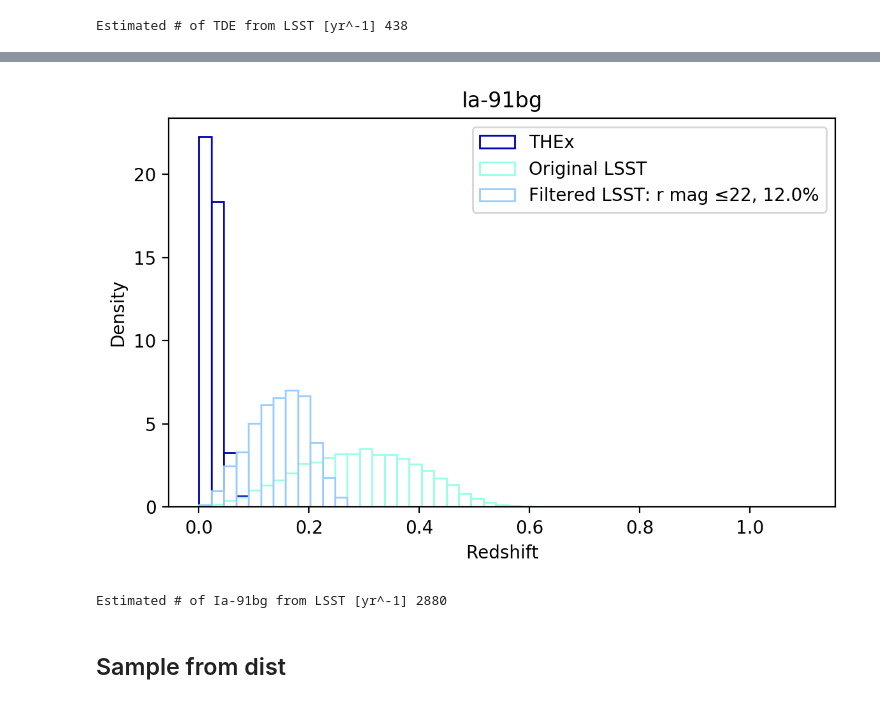
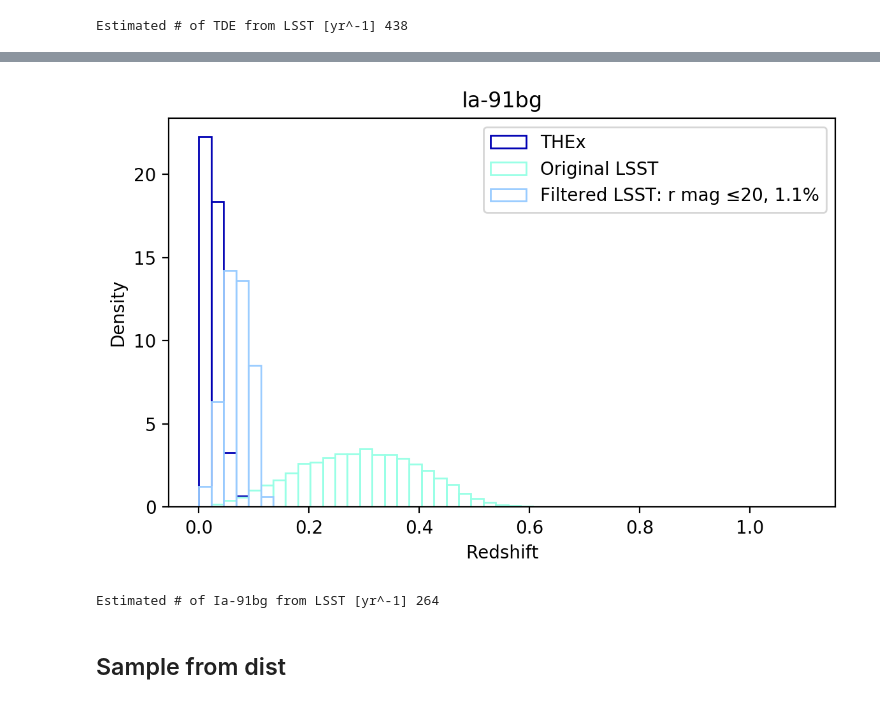
Before and after one commit to marinakiseleva/z_dist, a Jupyter notebook: notebooks/Redshift distribution matching.ipynb, the cells around one changed output, grey strips where cells are left out. Saved outputs shown, nothing was run; the diff lists cells and outputs as text; code cells hidden in the pictures.

```diff
--- a/notebooks/Redshift distribution matching.ipynb
+++ b/notebooks/Redshift distribution matching.ipynb
@@ -38,12 +38,12 @@ Estimated # of Ia from LSST [yr^-1] 20400
 # %%
 
 class_name = "Ia-91bg"
-prop_kept=main([0, class_name, class_name, 22])
+prop_kept=main([0, class_name, class_name, 20])
 est_valid = int((prop_kept/100) * LSST_counts[class_name])
 print("Estimated # of " + class_name + " from LSST [yr^-1] " + str(est_valid))
 # %% [output]
-[figure, old version]
+[figure, new version]
-Estimated # of Ia-91bg from LSST [yr^-1] 2880
+Estimated # of Ia-91bg from LSST [yr^-1] 264
 # %% [markdown]
 ## Sample from dist
 # %% [markdown]
```
Also changed, not shown: parts of 2 cells of this notebook.
